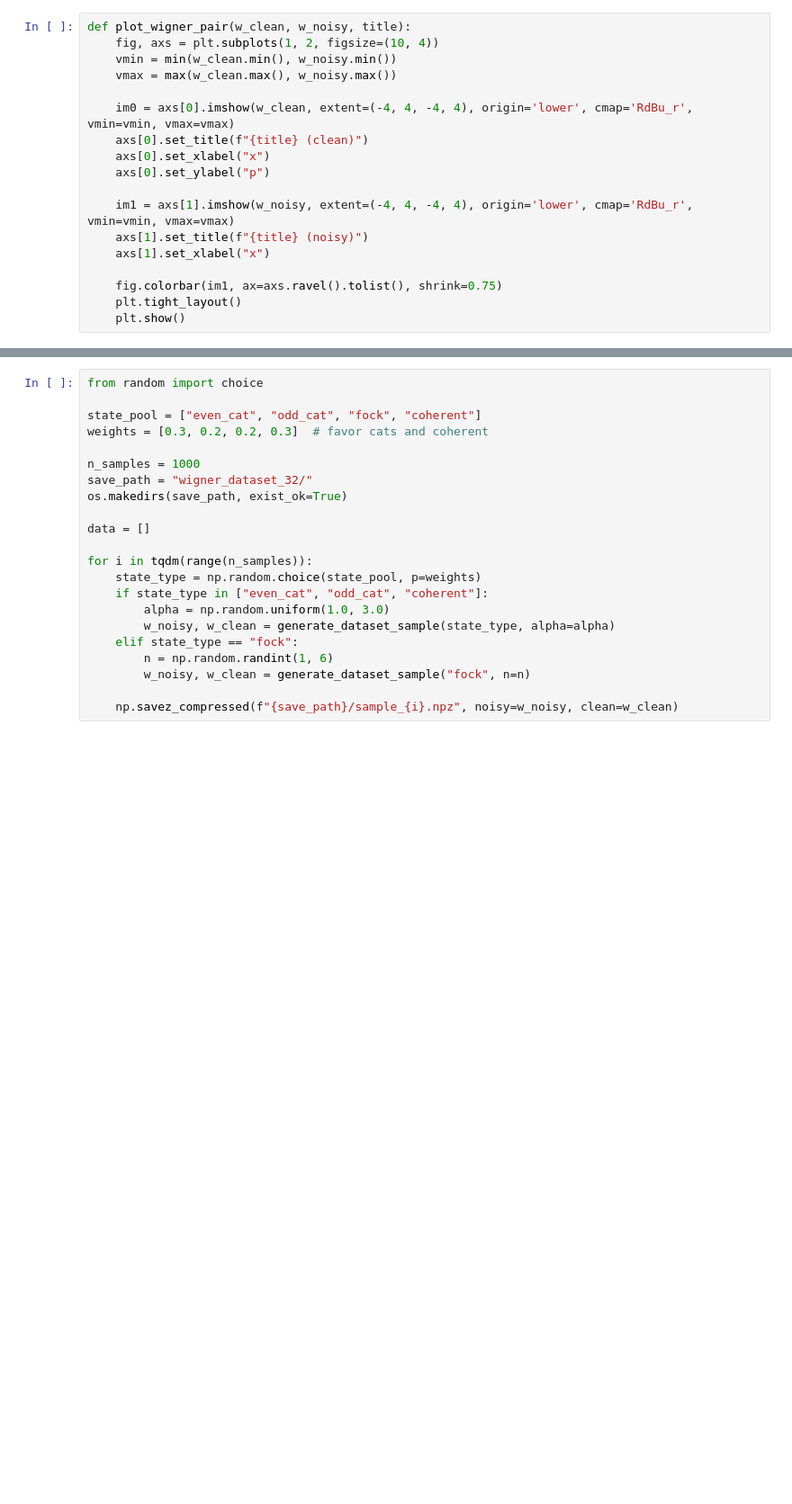
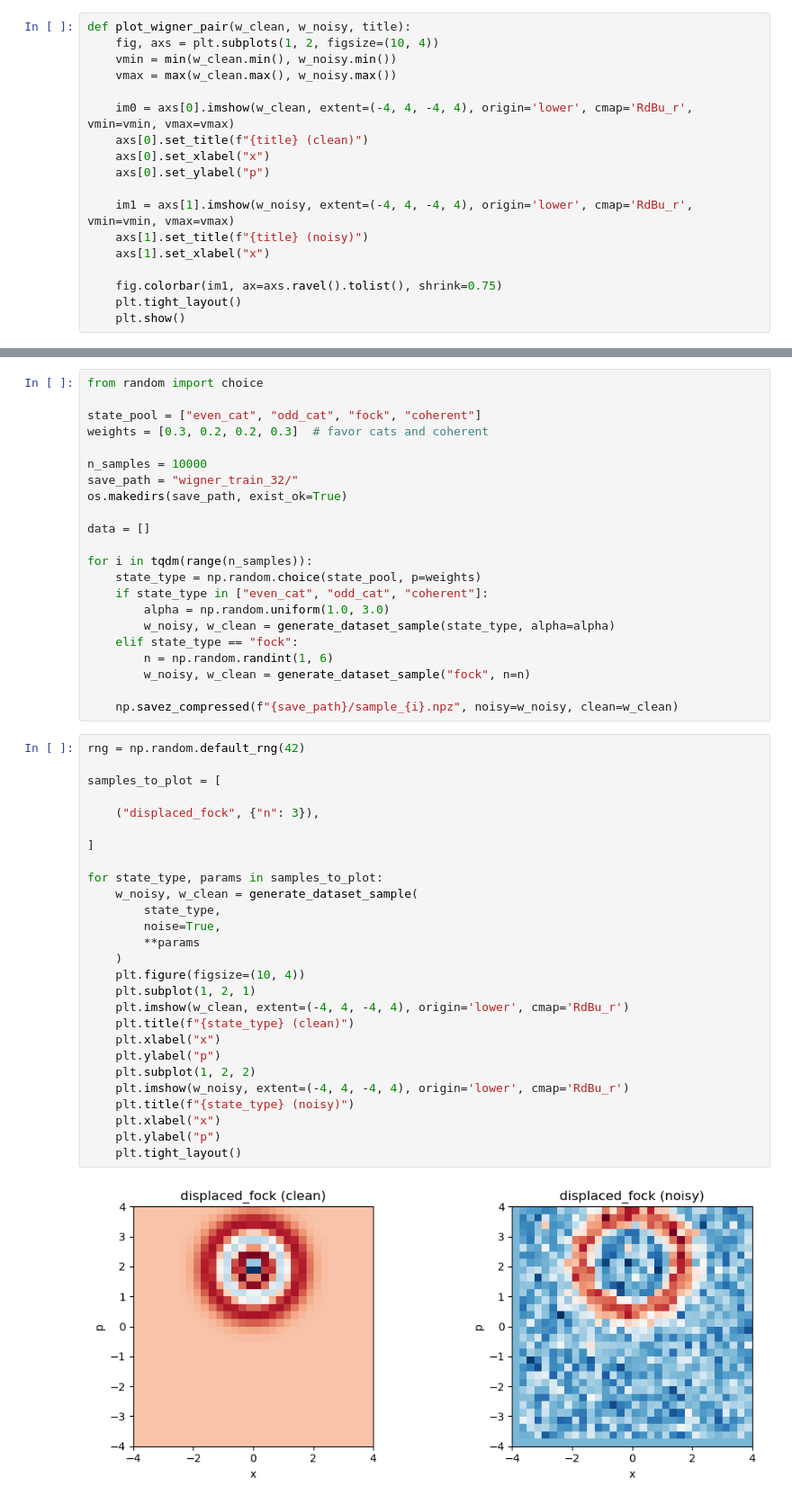
Before and after one commit to SanzianaStelea/Quantum_Alice_and_Bob-, a Jupyter notebook: data_generation_32.ipynb, the cells around one changed output, grey strips where cells are left out. Shown: that part at 90% size. Saved outputs shown, nothing was run; the diff lists cells and outputs as text; blank space fills up the shorter version.

```diff
--- a/data_generation_32.ipynb
+++ b/data_generation_32.ipynb
@@ -133,8 +178,8 @@ from random import choice
 state_pool = ["even_cat", "odd_cat", "fock", "coherent"]
 weights = [0.3, 0.2, 0.2, 0.3]  # favor cats and coherent
 
-n_samples = 1000
-save_path = "wigner_dataset_32/"
+n_samples = 10000
+save_path = "wigner_train_32/"
 os.makedirs(save_path, exist_ok=True)
 
 data = []
@@ -149,3 +194,32 @@ for i in tqdm(range(n_samples)):
         w_noisy, w_clean = generate_dataset_sample("fock", n=n)
 
     np.savez_compressed(f"{save_path}/sample_{i}.npz", noisy=w_noisy, clean=w_clean)
+# %%
+rng = np.random.default_rng(42)
+
+samples_to_plot = [
+
+    ("displaced_fock", {"n": 3}),
+
+]
+
+for state_type, params in samples_to_plot:
+    w_noisy, w_clean = generate_dataset_sample(
+        state_type,
+        noise=True,
+        **params
+    )
+    plt.figure(figsize=(10, 4))
+    plt.subplot(1, 2, 1)
+    plt.imshow(w_clean, extent=(-4, 4, -4, 4), origin='lower', cmap='RdBu_r')
+    plt.title(f"{state_type} (clean)")
+    plt.xlabel("x")
+    plt.ylabel("p")
+    plt.subplot(1, 2, 2)
+    plt.imshow(w_noisy, extent=(-4, 4, -4, 4), origin='lower', cmap='RdBu_r')
+    plt.title(f"{state_type} (noisy)")
+    plt.xlabel("x")
+    plt.ylabel("p")
+    plt.tight_layout()
+# %% [output]
+[figure, added]
```
Also changed, not shown: parts of 3 cells of this notebook, 4 other files.
